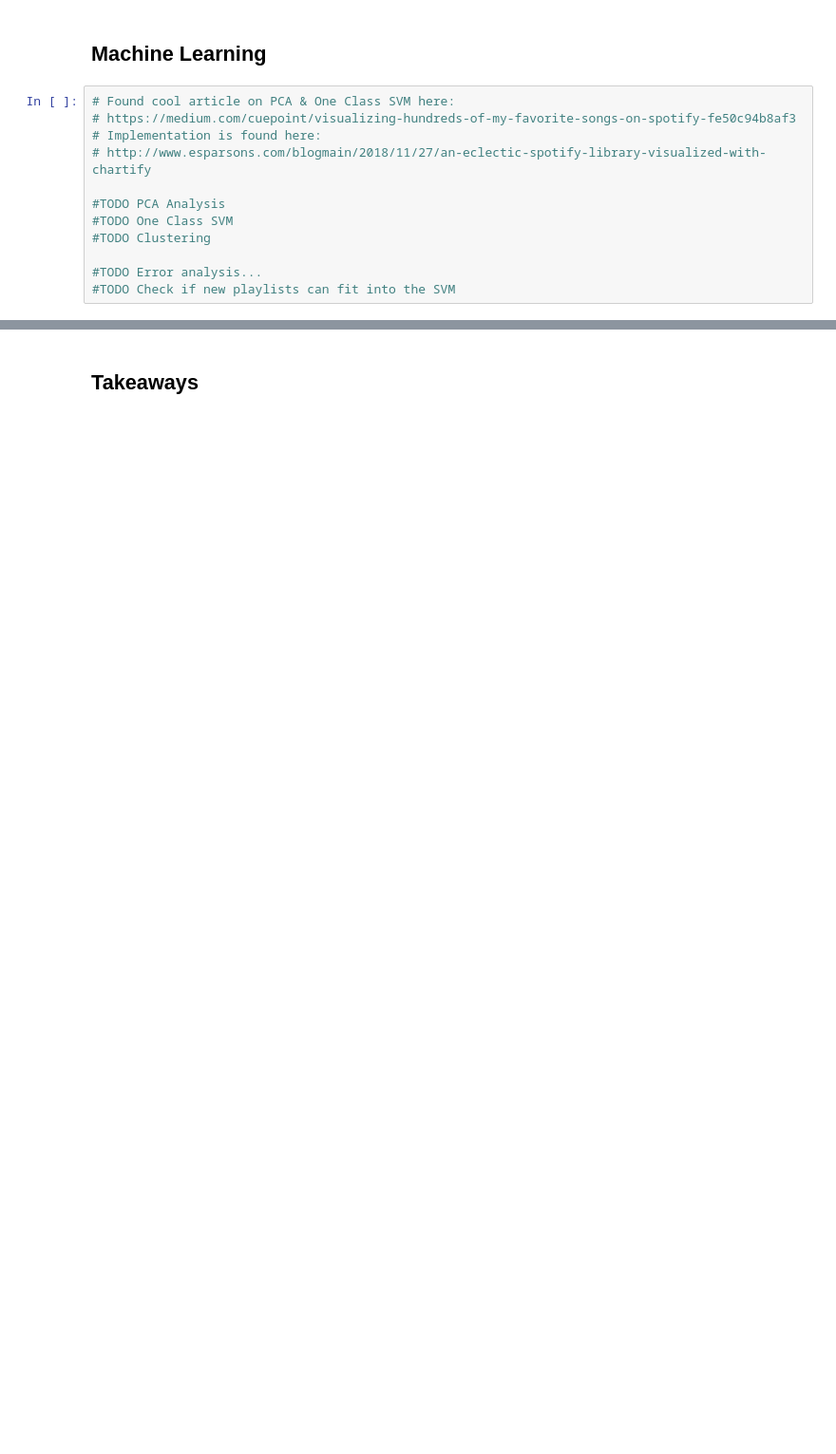
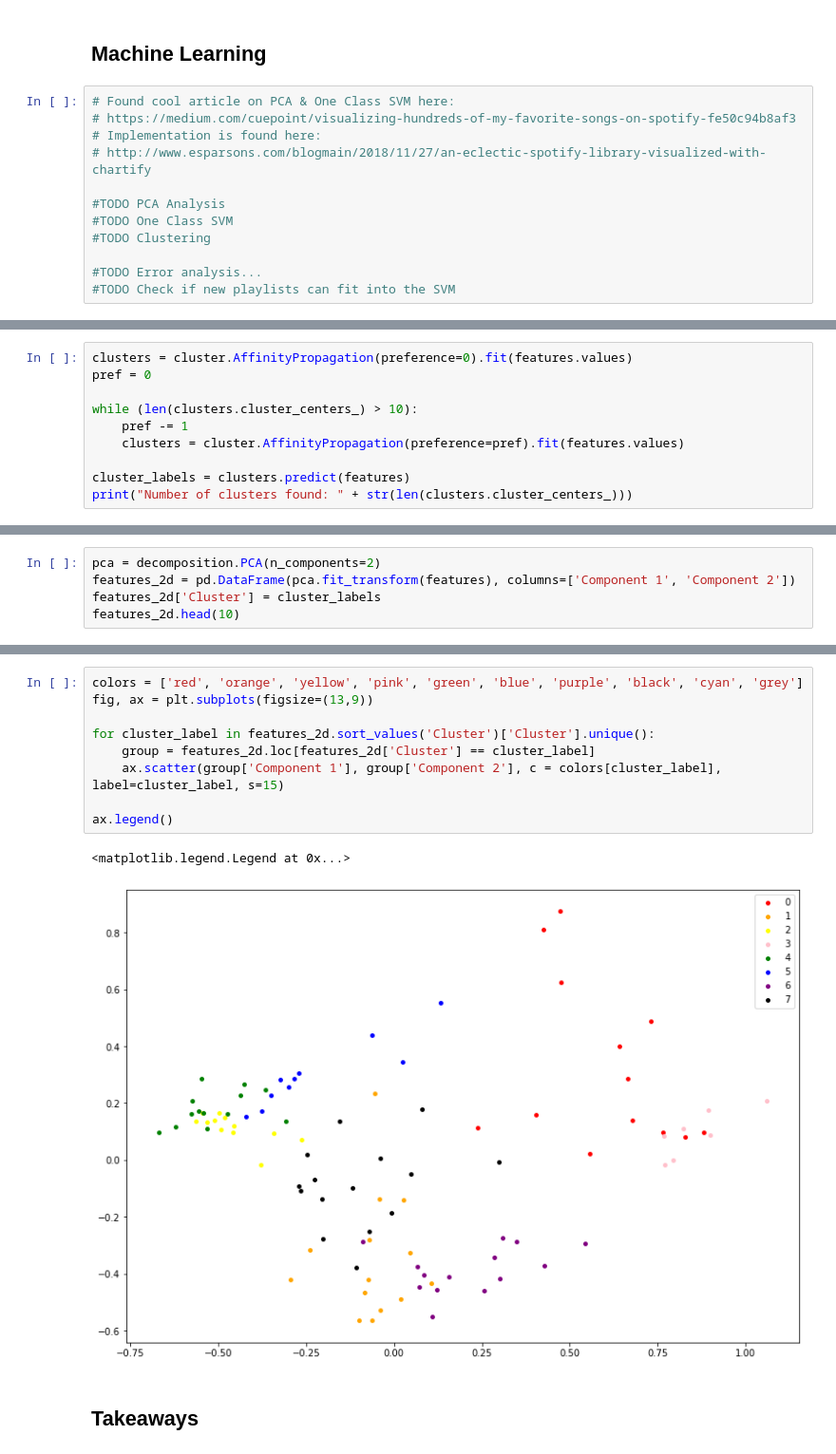
Before and after one commit to oikheloa/oikheloa.github.io, a Jupyter notebook: Final/CMSC320_Final_Project.ipynb, the cells around one changed output, grey strips where cells are left out. Shown at 95% size. Cells and saved outputs as stored; diff of their text form; blank space fills up the shorter version.

Commit message:
clustering & pca stuff

```diff
--- a/Final/CMSC320_Final_Project.ipynb
+++ b/Final/CMSC320_Final_Project.ipynb
@@ -161,0 +141,10 @@ array([[8.37000000e-01, 4.80000000e-01, 3.23000000e-01, 6.45000000e-01,
+# %%
+clusters = cluster.AffinityPropagation(preference=0).fit(features.values)
+pref = 0
+
+while (len(clusters.cluster_centers_) > 10):
+    pref -= 1
+    clusters = cluster.AffinityPropagation(preference=pref).fit(features.values)
+
+cluster_labels = clusters.predict(features)
+print("Number of clusters found: " + str(len(clusters.cluster_centers_)))
@@ -161,0 +153,5 @@ array([[8.37000000e-01, 4.80000000e-01, 3.23000000e-01, 6.45000000e-01,
+# %%
+pca = decomposition.PCA(n_components=2)
+features_2d = pd.DataFrame(pca.fit_transform(features), columns=['Component 1', 'Component 2'])
+features_2d['Cluster'] = cluster_labels
+features_2d.head(10)
@@ -162,2 +170,14 @@ array([[8.37000000e-01, 4.80000000e-01, 3.23000000e-01, 6.45000000e-01,
+# %%
+colors = ['red', 'orange', 'yellow', 'pink', 'green', 'blue', 'purple', 'black', 'cyan', 'grey']
+fig, ax = plt.subplots(figsize=(13,9))
+
+for cluster_label in features_2d.sort_values('Cluster')['Cluster'].unique():
+    group = features_2d.loc[features_2d['Cluster'] == cluster_label]
+    ax.scatter(group['Component 1'], group['Component 2'], c = colors[cluster_label], label=cluster_label, s=15)
+
+ax.legend()
+# %% [output]
+<matplotlib.legend.Legend at 0x...>
+[figure, added]
 # %% [markdown]
 ## Takeaways
```
Also changed, not shown: parts of 7 cells of this notebook, 1 other file.
